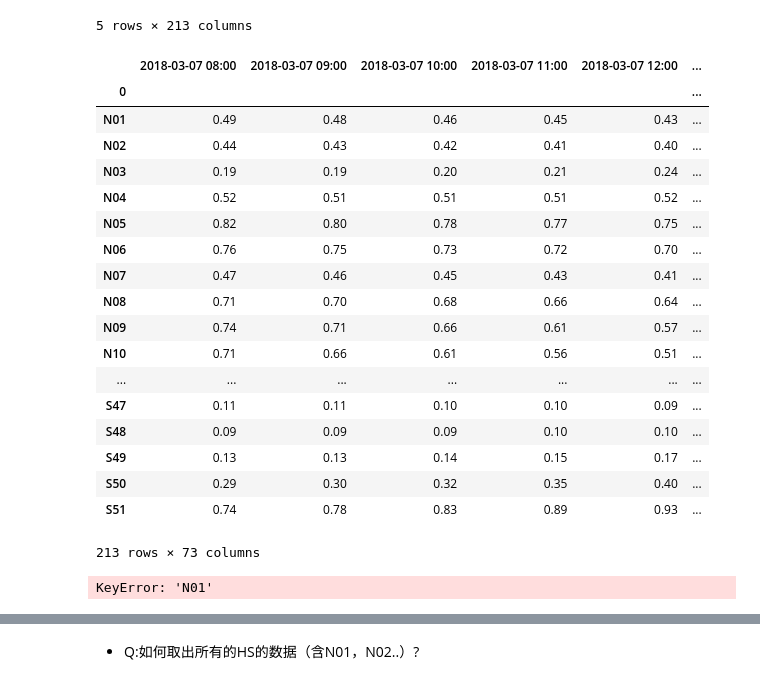
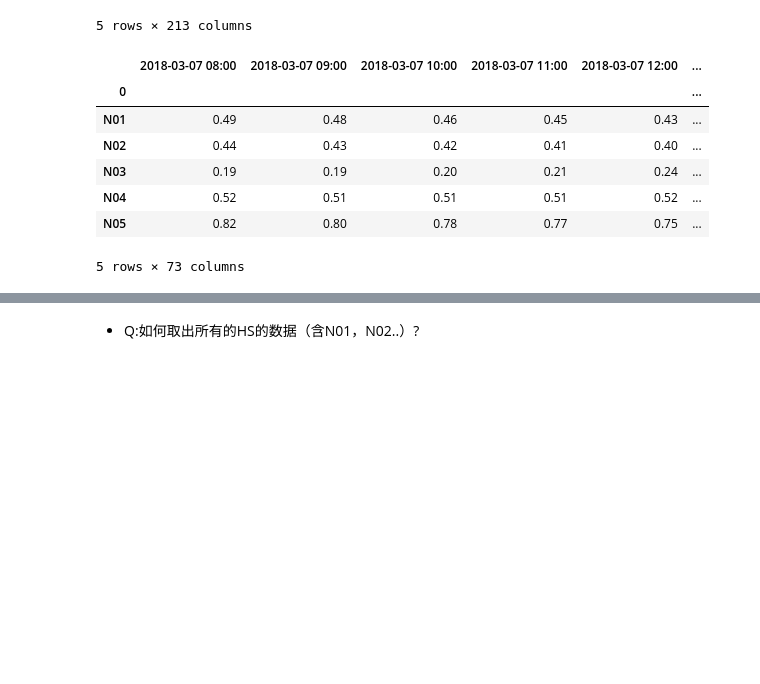
Before and after one commit to evaseemefly/GridForecastSys, a Jupyter notebook: byjupyter/06-生成当日生成的所有预报数据并写入数据库.ipynb, the cells around one changed output, grey strips where cells are left out. Cells and saved outputs as stored; diff of their text form; code cells hidden in the pictures; blank space fills up the shorter version.

```diff
--- a/byjupyter/06-生成当日生成的所有预报数据并写入数据库.ipynb
+++ b/byjupyter/06-生成当日生成的所有预报数据并写入数据库.ipynb
@@ -45,7 +69,3 @@ read_date=read_date.set_index(['1','0'])
 read_date.index.names
 # %% [output]
 FrozenList(['1', '0'])
-# %%
-# 3-8 添加 ：使用此种方式也可以取消掉层次索引的names
-# 不行names会为['','']
-read_date.index.names=['','']
@@ -54,6 +72,3 @@ read_date.index.names=['','']
-# %%
-read_date.index.names=['code','factor']
-# read_date.index.names=[]
 # %%
 read_date.head()
 # %% [output]
@@ -93,29 +104,14 @@ read_date.T['HS'].head()
 | 2018-03-07 12:00 | 0.43 | 0.40 | 0.24 | 0.52 | 0.75 | 0.70 | 0.41 | 0.64 | 0.57 | 0.51 | ... | ... |
 5 rows × 213 columns
 # %%
-read_date.T['HS'].T
+df_convert_2=read_date.T['HS'].T
+df_convert_2.head()
 # %% [output]
 |  | 2018-03-07 08:00 | 2018-03-07 09:00 | 2018-03-07 10:00 | 2018-03-07 11:00 | 2018-03-07 12:00 | ... |
 | 0 |  |  |  |  |  | ... |
 | N01 | 0.49 | 0.48 | 0.46 | 0.45 | 0.43 | ... |
 | N02 | 0.44 | 0.43 | 0.42 | 0.41 | 0.40 | ... |
 | N03 | 0.19 | 0.19 | 0.20 | 0.21 | 0.24 | ... |
 | N04 | 0.52 | 0.51 | 0.51 | 0.51 | 0.52 | ... |
 | N05 | 0.82 | 0.80 | 0.78 | 0.77 | 0.75 | ... |
-| N06 | 0.76 | 0.75 | 0.73 | 0.72 | 0.70 | ... |
-| N07 | 0.47 | 0.46 | 0.45 | 0.43 | 0.41 | ... |
-| N08 | 0.71 | 0.70 | 0.68 | 0.66 | 0.64 | ... |
-| N09 | 0.74 | 0.71 | 0.66 | 0.61 | 0.57 | ... |
-| N10 | 0.71 | 0.66 | 0.61 | 0.56 | 0.51 | ... |
-| ... | ... | ... | ... | ... | ... | ... |
-| S47 | 0.11 | 0.11 | 0.10 | 0.10 | 0.09 | ... |
-| S48 | 0.09 | 0.09 | 0.09 | 0.10 | 0.10 | ... |
-| S49 | 0.13 | 0.13 | 0.14 | 0.15 | 0.17 | ... |
-| S50 | 0.29 | 0.30 | 0.32 | 0.35 | 0.40 | ... |
-| S51 | 0.74 | 0.78 | 0.83 | 0.89 | 0.93 | ... |
-213 rows × 73 columns
+5 rows × 73 columns
-# %%
-# read_date[:].groupby(df[''])
-read_date['N01']
-# %% [output]
-KeyError: 'N01'
```
Also changed, not shown: parts of 42 cells of this notebook, 2 other files.
